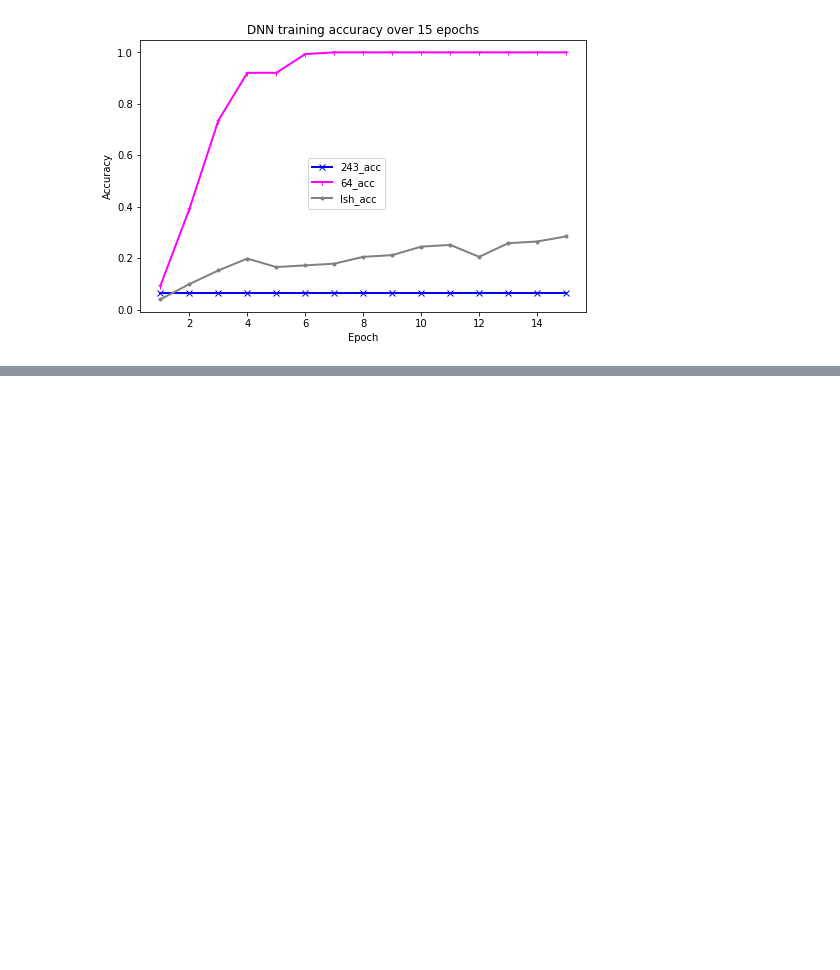
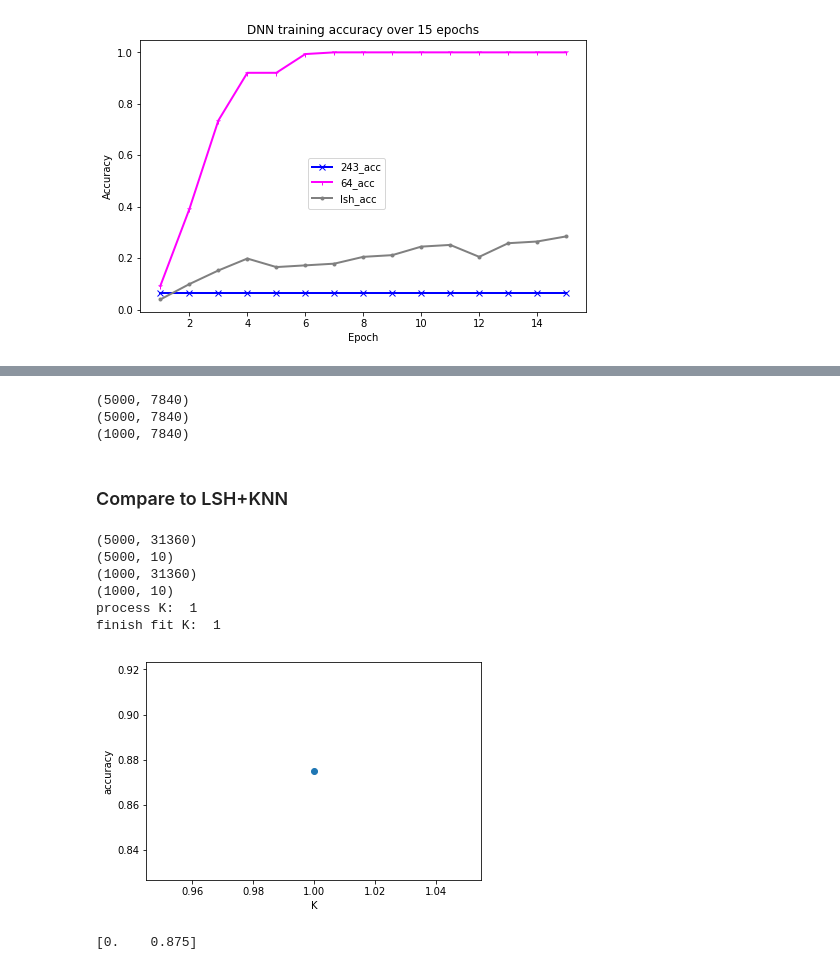
Before and after one commit to SaintKnight/cs698_project, a Jupyter notebook: LSH_classification.ipynb, the cells around one changed output, grey strips where cells are left out. Cells and saved outputs as stored; diff of their text form; code cells hidden in the pictures; blank space fills up the shorter version.

```diff
--- a/LSH_classification.ipynb
+++ b/LSH_classification.ipynb
@@ -324,0 +465,19 @@ plt.show();
+# %%
+# fold 40 con 6
+
+fold = 40
+con = 6
+top_percent = 0.05
+
+flyTrain_40_6 = np.zeros((np_train_data.shape[0], np_train_data.shape[1] * fold))
+
+print (flyTrain_40_6.shape)
+mat_40_6 = mat_generate(np_train_data.shape[1], np_train_data.shape[1]*fold, con)
+
+# fly train data
+flyTrain_40_6 = fly(np_train_data, fold, con, top_percent, mat_40_6)
+
+# fly test data
+flyTest_40_6 = fly(np_test_data, fold, con, top_percent, mat_40_6)
+print (np.shape(flyTrain_40_6))
+print (np.shape(flyTest_40_6))
@@ -324,0 +511,39 @@ plt.show();
+# %%
+# fold 10 con 90
+
+fold = 10
+con = 90 # similar percentage of 6/50
+top_percent = 0.05
+
+flyTrain_10_90 = np.zeros((np_train_data.shape[0], np_train_data.shape[1] * fold))
+
+print (flyTrain_10_90.shape)
+mat_10_90 = mat_generate(np_train_data.shape[1], np_train_data.shape[1]*fold, con)
+
+# fly train data
+flyTrain_10_90 = fly(np_train_data, fold, con, top_percent, mat_10_90)
+
+# fly test data
+flyTest_10_90 = fly(np_test_data, fold, con, top_percent, mat_10_90)
+print (np.shape(flyTrain_10_90))
+print (np.shape(flyTest_10_90))
+# %% [output]
+(5000, 7840)
+(5000, 7840)
+(1000, 7840)
+# %% [markdown]
+### Compare to LSH+KNN
+# %%
+# knn for fly 40 6
+result = sklearnKnn([flyTrain_40_6,train[1]], [flyTest_40_6,test[1]], 1)
+# result = knn(dist)
+print (result)
+# %% [output]
+(5000, 31360)
+(5000, 10)
+(1000, 31360)
+(1000, 10)
+process K:  1
+finish fit K:  1
+[figure, added]
+[0.    0.875]
```
Also changed, not shown: parts of 67 cells of this notebook, 2 other files.
